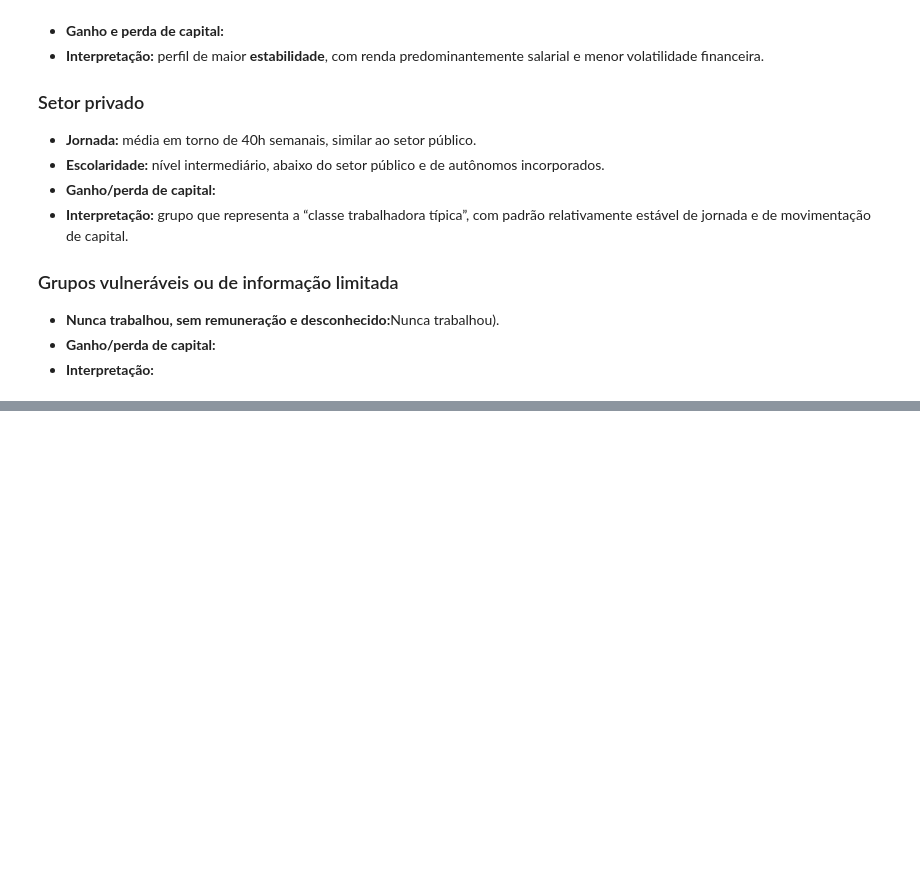
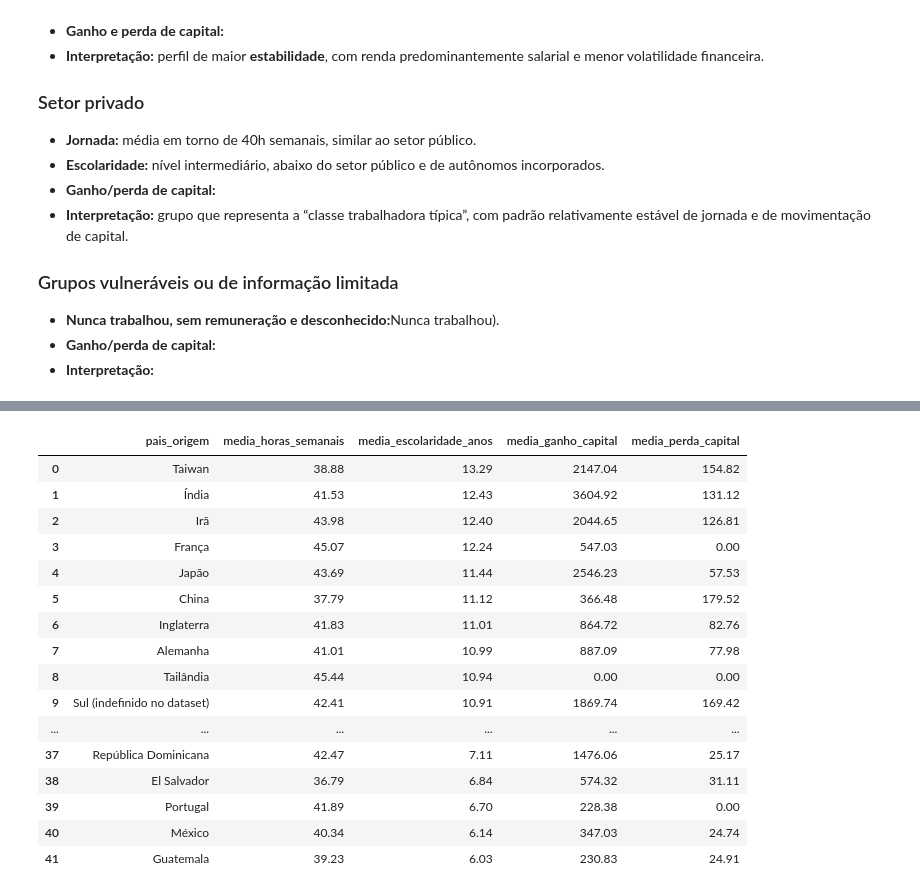
Before and after one commit to RicardodeSouzaSilva/Case_de_Consultoria_Classificacao_de_Renda-, a Jupyter notebook: classificacao_renda.ipynb, the cells around one changed output, grey strips where cells are left out. Drawn from its saved outputs; the diff is of its cells as text; code cells hidden in the pictures; blank space fills up the shorter version.

```diff
--- a/classificacao_renda.ipynb
+++ b/classificacao_renda.ipynb
@@ -1412,0 +2576,93 @@ plt.show()
+# %%
+# A variável `tabela_media_pais_origem` vai armazenar um novo DataFrame
+# construído a partir do DataFrame original `dataset`.
+# Este novo DataFrame trará, para cada país de origem (`pais_origem`),
+# as médias das principais variáveis numéricas de interesse.
+tabela_media_pais_origem = (
+    dataset
+        # 1) Agrupa o DataFrame pela variável categórica 'pais_origem'
+        # ------------------------------------------------------------------
+        # - `.groupby('pais_origem', as_index=False)` diz ao pandas:
+        #     "Quero juntar as linhas que têm o mesmo valor em 'pais_origem'."
+        # - Cada grupo vai representar um país de origem (por exemplo:
+        #     'United-States', 'Mexico', 'Philippines', etc., conforme o dataset).
+        # - `as_index=False` faz com que a coluna 'pais_origem' continue sendo
+        #   uma coluna normal no resultado (e não vire índice do DataFrame).
+        .groupby('pais_origem', as_index=False)
+
+        # 2) Calcula a MÉDIA das variáveis numéricas selecionadas
+        # ------------------------------------------------------------------
+        # - `.agg({...})` aplica funções de agregação para cada grupo
+        #   definido no groupby (ou seja, para cada país de origem).
+        # - Para cada categoria de 'pais_origem', será calculado:
+        #     * a média de 'horas_semanais'       → jornada média de trabalho
+        #     * a média de 'escolaridade_anos'    → média de anos de estudo
+        #     * a média de 'ganho_capital'        → ganho médio de capital
+        #     * a média de 'perda_capital'        → perda média de capital
+        # - O resultado é um DataFrame onde cada linha representa
+        #   um país de origem e as colunas numéricas representam as médias.
+        .agg({
+            'horas_semanais': 'mean',        # média de horas trabalhadas por semana
+            'escolaridade_anos': 'mean',     # média de anos de estudo
+            'ganho_capital': 'mean',         # média de ganhos de capital
+            'perda_capital': 'mean'          # média de perdas de capital
+        })
+
+        # 3) Arredonda todas as colunas numéricas para 2 casas decimais
+        # ------------------------------------------------------------------
+        # - `.round(2)` aplica o arredondamento em todas as colunas
+        #   de tipo numérico do DataFrame resultante.
+        # - Isso deixa a tabela mais "limpa" para apresentação (relatórios,
+        #   gráficos, etc.), evitando muitos dígitos decimais.
+        .round(2)
+
+        # 4) Renomeia as colunas para deixar claro que são MÉDIAS
+        # ------------------------------------------------------------------
+        # - `.rename(columns={...})` altera os nomes das colunas.
+        # - Aqui, deixamos explícito no nome de cada variável que o valor
+        #   representa uma média, não um valor individual.
+        .rename(columns={
+            'horas_semanais': 'media_horas_semanais',
+            'escolaridade_anos': 'media_escolaridade_anos',
+            'ganho_capital': 'media_ganho_capital',
+            'perda_capital': 'media_perda_capital'
+        })
+
+        # 5) Ordena pela média de anos de estudo (tempo de estudo)
+        # ------------------------------------------------------------------
+        # - `.sort_values('media_escolaridade_anos', ascending=False)`
+        #   ordena os países de origem da maior média de escolaridade para a menor.
+        # - Isso facilita identificar rapidamente quais países de origem
+        #   concentram indivíduos com mais anos médios de estudo.
+        .sort_values('media_escolaridade_anos', ascending=False)
+
+        # 6) Reorganiza o índice do DataFrame
+        # ------------------------------------------------------------------
+        # - `.reset_index(drop=True)` cria um novo índice sequencial
+        #   (0, 1, 2, ...) após a ordenação.
+        # - `drop=True` indica que o índice antigo não deve ser mantido
+        #   como uma coluna adicional.
+        .reset_index(drop=True)
+)
+
+# Exibe a tabela resultante com as médias por país de origem,
+# já arredondadas, renomeadas e ordenadas.
+tabela_media_pais_origem
+# %% [output]
+|  | pais_origem | media_horas_semanais | media_escolaridade_anos | media_ganho_capital | media_perda_capital |
+| 0 | Taiwan | 38.88 | 13.29 | 2147.04 | 154.82 |
+| 1 | Índia | 41.53 | 12.43 | 3604.92 | 131.12 |
+| 2 | Irã | 43.98 | 12.40 | 2044.65 | 126.81 |
+| 3 | França | 45.07 | 12.24 | 547.03 | 0.00 |
+| 4 | Japão | 43.69 | 11.44 | 2546.23 | 57.53 |
+| 5 | China | 37.79 | 11.12 | 366.48 | 179.52 |
+| 6 | Inglaterra | 41.83 | 11.01 | 864.72 | 82.76 |
+| 7 | Alemanha | 41.01 | 10.99 | 887.09 | 77.98 |
+| 8 | Tailândia | 45.44 | 10.94 | 0.00 | 0.00 |
+| 9 | Sul (indefinido no dataset) | 42.41 | 10.91 | 1869.74 | 169.42 |
+| ... | ... | ... | ... | ... | ... |
+| 37 | República Dominicana | 42.47 | 7.11 | 1476.06 | 25.17 |
+| 38 | El Salvador | 36.79 | 6.84 | 574.32 | 31.11 |
+| 39 | Portugal | 41.89 | 6.70 | 228.38 | 0.00 |
+| 40 | México | 40.34 | 6.14 | 347.03 | 24.74 |
+| 41 | Guatemala | 39.23 | 6.03 | 230.83 | 24.91 |
```
Also changed, not shown: parts of 32 cells of this notebook.
